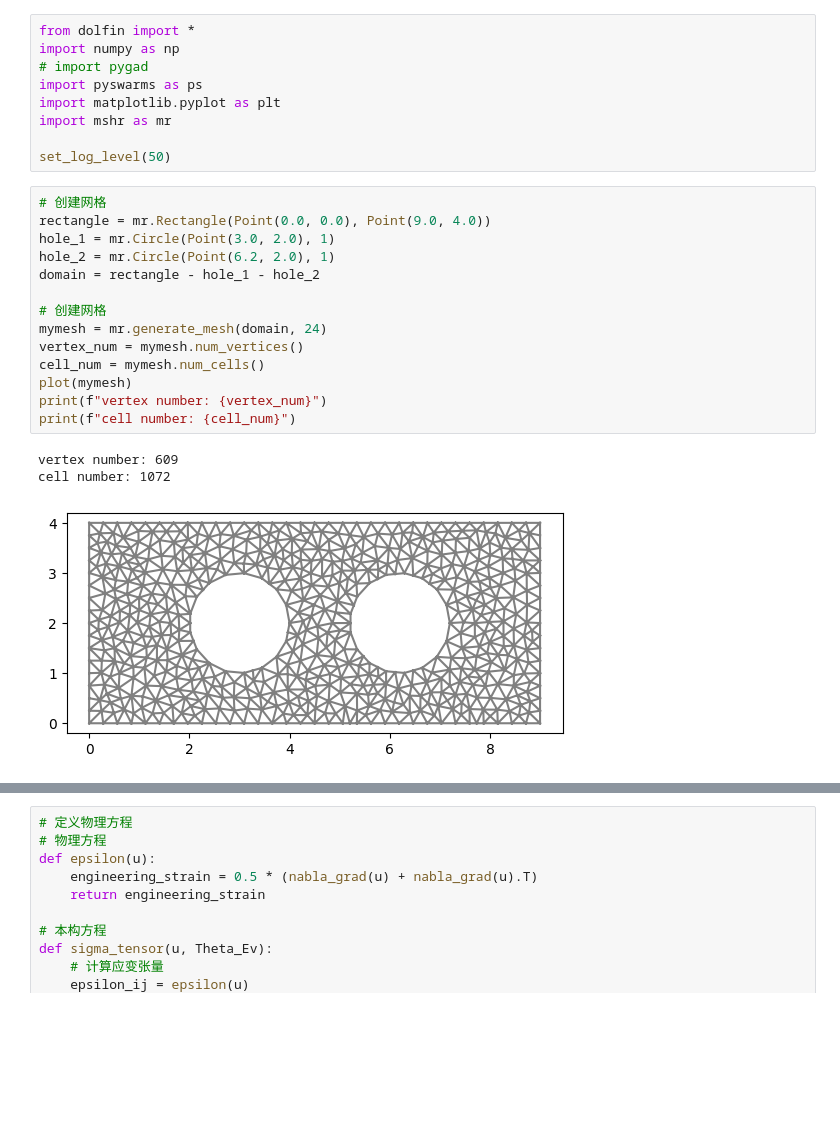
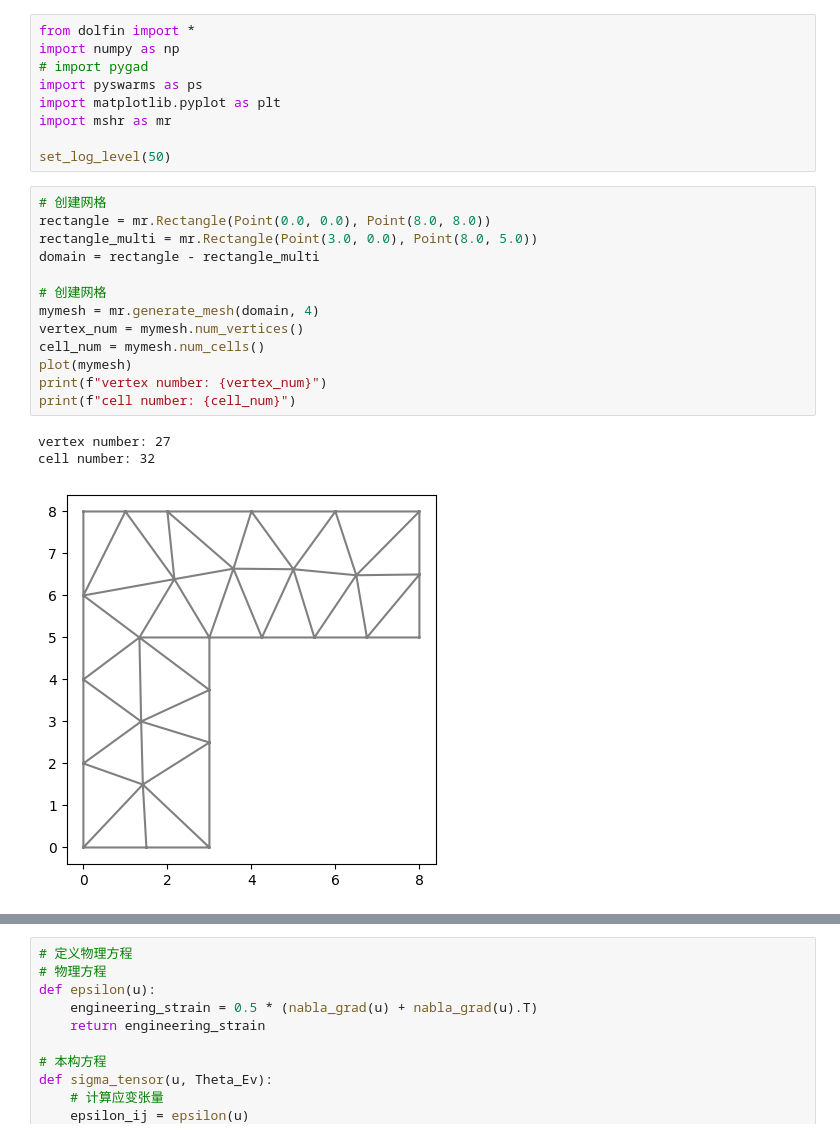
Before and after one commit to Jarvis-Chiang/fenics-test, a Jupyter notebook: topo_copy.ipynb, the cells around one changed output, grey strips where cells are left out. Cells and saved outputs as stored; diff of their text form; blank space fills up the shorter version.

```diff
--- a/topo_copy.ipynb
+++ b/topo_copy.ipynb
@@ -17,21 +9,20 @@ import mshr as mr
 set_log_level(50)
 # %%
 # 创建网格
-rectangle = mr.Rectangle(Point(0.0, 0.0), Point(9.0, 4.0))
-hole_1 = mr.Circle(Point(3.0, 2.0), 1)
-hole_2 = mr.Circle(Point(6.2, 2.0), 1)
-domain = rectangle - hole_1 - hole_2
+rectangle = mr.Rectangle(Point(0.0, 0.0), Point(8.0, 8.0))
+rectangle_multi = mr.Rectangle(Point(3.0, 0.0), Point(8.0, 5.0))
+domain = rectangle - rectangle_multi
 
 # 创建网格
-mymesh = mr.generate_mesh(domain, 24)
+mymesh = mr.generate_mesh(domain, 4)
 vertex_num = mymesh.num_vertices()
 cell_num = mymesh.num_cells()
 plot(mymesh)
 print(f"vertex number: {vertex_num}")
 print(f"cell number: {cell_num}")
 # %% [output]
-vertex number: 609
-cell number: 1072
+vertex number: 27
+cell number: 32
-[figure, old version]
+[figure, new version]
 # %%
 # 初始化
```
Also changed, not shown: parts of 12 cells of this notebook, 49 other files.
